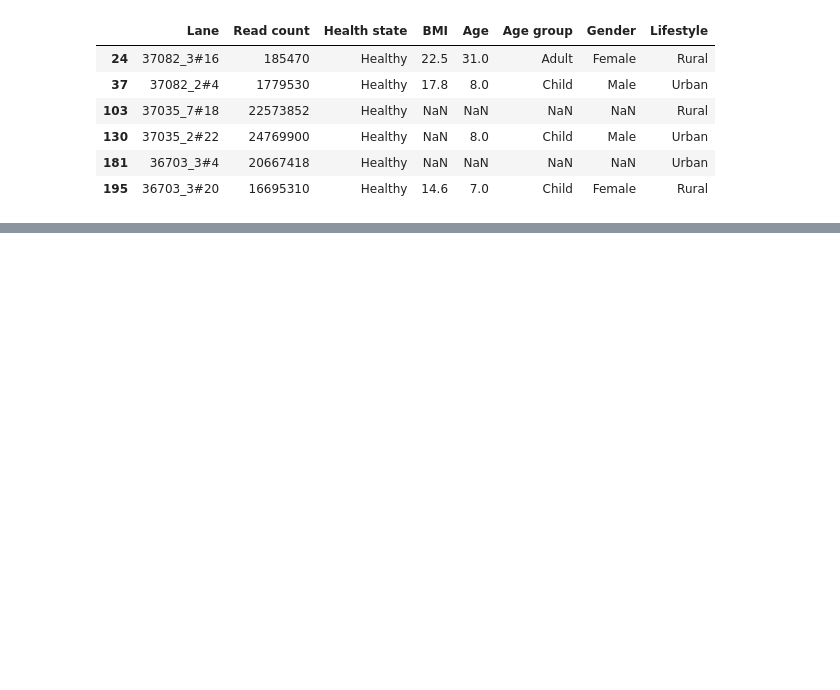
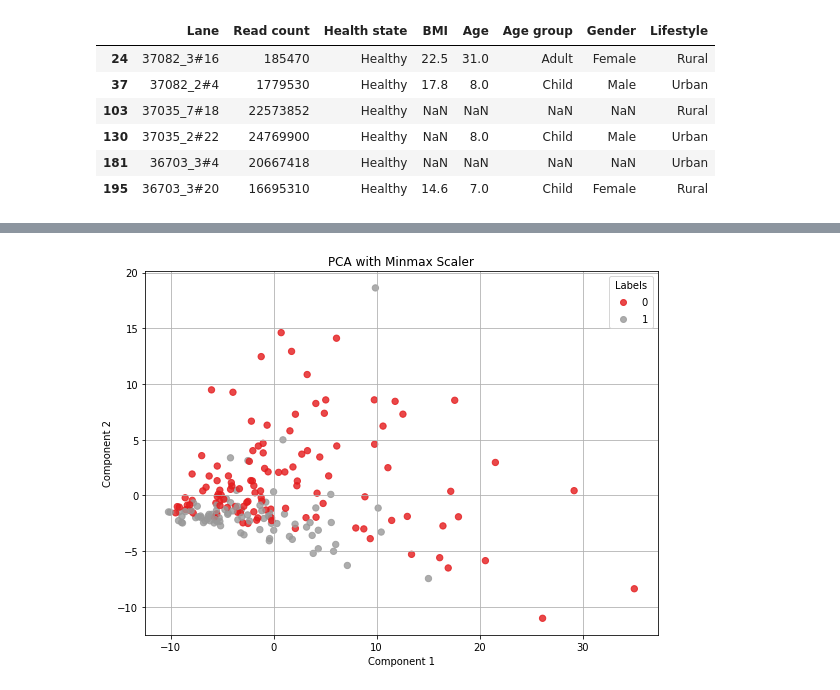
Before and after one commit to RafaPe/MX-Rural-Urban-Microbiome, a Jupyter notebook: notebooks/EDA.ipynb, the cells around one changed output, grey strips where cells are left out. Cells and saved outputs as stored; diff of their text form; code cells hidden in the pictures; blank space fills up the shorter version.

```diff
--- a/notebooks/EDA.ipynb
+++ b/notebooks/EDA.ipynb
@@ -96,0 +210,4 @@ metadata[metadata['Lane'].isin(rare)][['Lane', 'Read count', 'Health state', 'BM
+# %%
+reduce_and_plot(taxonomy, scaler_name="minmax", reducer_name="pca", labels=[0 if x == 'Rural' else 1 for x in lifestyle])
+# %% [output]
+[figure, added]
```
Also changed, not shown: parts of 33 cells of this notebook, 1 other file.
